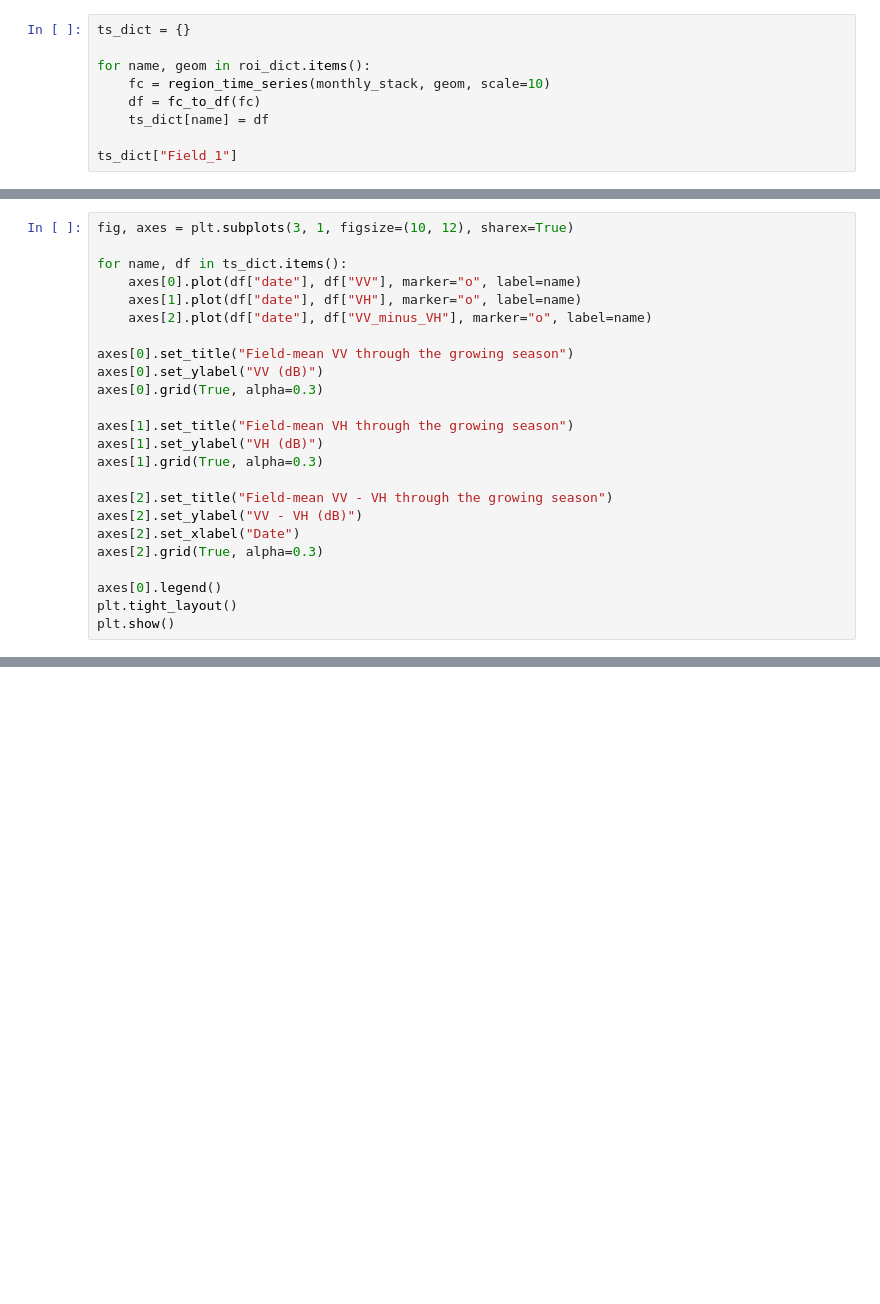
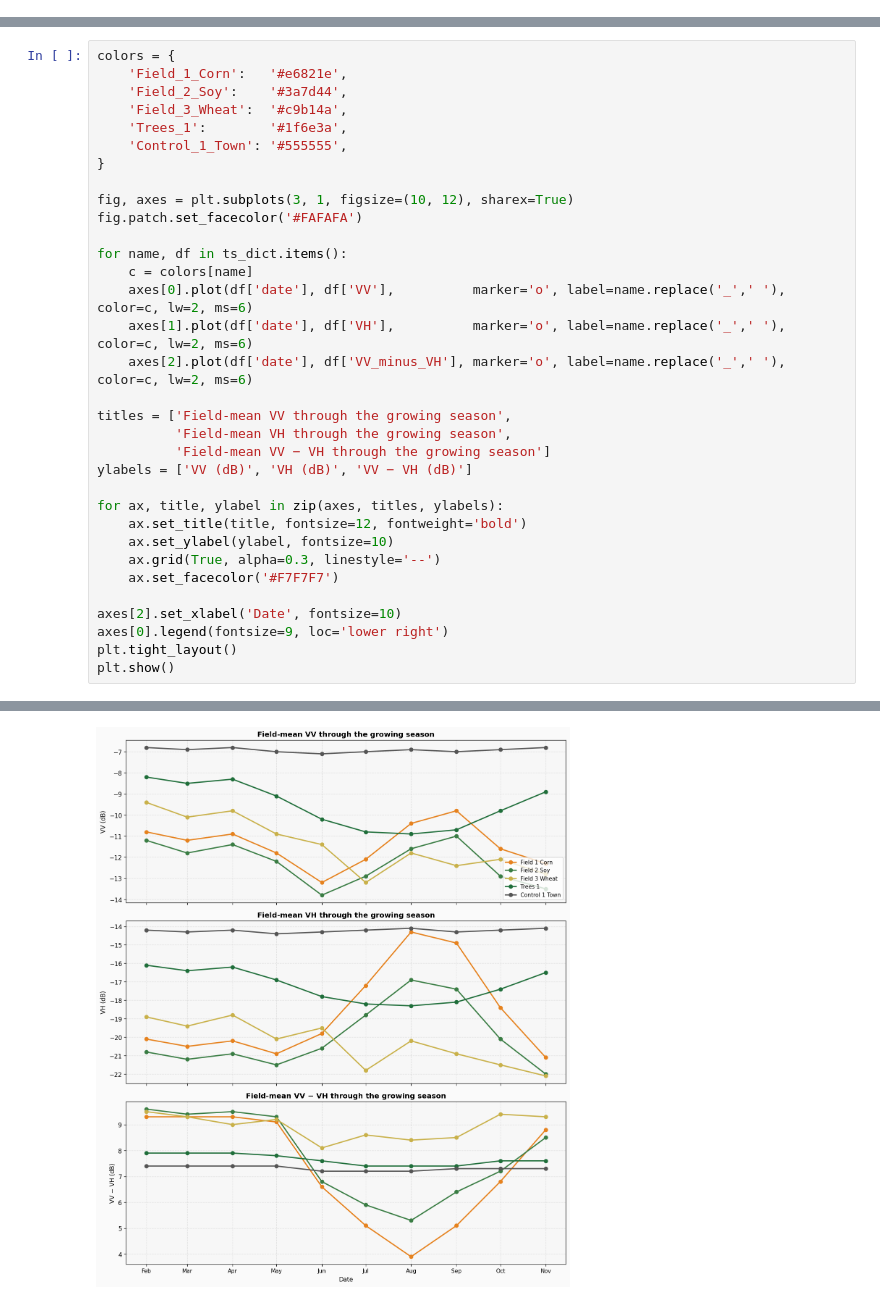
Before and after one commit to mloopa/eolabs, a Jupyter notebook: SAR_Lab_3/SAR_Lab_3.Crop_Growth.ipynb, the cells around one changed output, grey strips where cells are left out. Cells and saved outputs as stored; diff of their text form; blank space fills up the shorter version.

```diff
--- a/SAR_Lab_3/SAR_Lab_3.Crop_Growth.ipynb
+++ b/SAR_Lab_3/SAR_Lab_3.Crop_Growth.ipynb
@@ -377,9 +333,0 @@ This is the core analysis step of the lab.
-# %%
-ts_dict = {}
-
-for name, geom in roi_dict.items():
-    fc = region_time_series(monthly_stack, geom, scale=10)
-    df = fc_to_df(fc)
-    ts_dict[name] = df
-
-ts_dict["Field_1"]
@@ -403,25 +422,34 @@ These plots are where the crop-growth story should begin to emerge.
 # %%
+colors = {
+    'Field_1_Corn':   '#e6821e',
+    'Field_2_Soy':    '#3a7d44',
+    'Field_3_Wheat':  '#c9b14a',
+    'Trees_1':        '#1f6e3a',
+    'Control_1_Town': '#555555',
+}
+
 fig, axes = plt.subplots(3, 1, figsize=(10, 12), sharex=True)
+fig.patch.set_facecolor('#FAFAFA')
 
 for name, df in ts_dict.items():
-    axes[0].plot(df["date"], df["VV"], marker="o", label=name)
-    axes[1].plot(df["date"], df["VH"], marker="o", label=name)
-    axes[2].plot(df["date"], df["VV_minus_VH"], marker="o", label=name)
+    c = colors[name]
+    axes[0].plot(df['date'], df['VV'],          marker='o', label=name.replace('_',' '), color=c, lw=2, ms=6)
+    axes[1].plot(df['date'], df['VH'],          marker='o', label=name.replace('_',' '), color=c, lw=2, ms=6)
+    axes[2].plot(df['date'], df['VV_minus_VH'], marker='o', label=name.replace('_',' '), color=c, lw=2, ms=6)
 
-axes[0].set_title("Field-mean VV through the growing season")
-axes[0].set_ylabel("VV (dB)")
-axes[0].grid(True, alpha=0.3)
+titles = ['Field-mean VV through the growing season',
+          'Field-mean VH through the growing season',
+          'Field-mean VV − VH through the growing season']
+ylabels = ['VV (dB)', 'VH (dB)', 'VV − VH (dB)']
 
-axes[1].set_title("Field-mean VH through the growing season")
-axes[1].set_ylabel("VH (dB)")
-axes[1].grid(True, alpha=0.3)
+for ax, title, ylabel in zip(axes, titles, ylabels):
+    ax.set_title(title, fontsize=12, fontweight='bold')
+    ax.set_ylabel(ylabel, fontsize=10)
+    ax.grid(True, alpha=0.3, linestyle='--')
+    ax.set_facecolor('#F7F7F7')
 
-axes[2].set_title("Field-mean VV - VH through the growing season")
-axes[2].set_ylabel("VV - VH (dB)")
-axes[2].set_xlabel("Date")
-axes[2].grid(True, alpha=0.3)
-
-axes[0].legend()
+axes[2].set_xlabel('Date', fontsize=10)
+axes[0].legend(fontsize=9, loc='lower right')
 plt.tight_layout()
 plt.show()
 # %% [output]
@@ -428,0 +456 @@ NameError: name 'plt' is not defined
+[figure, added]
```
Also changed, not shown: parts of 39 cells of this notebook.
